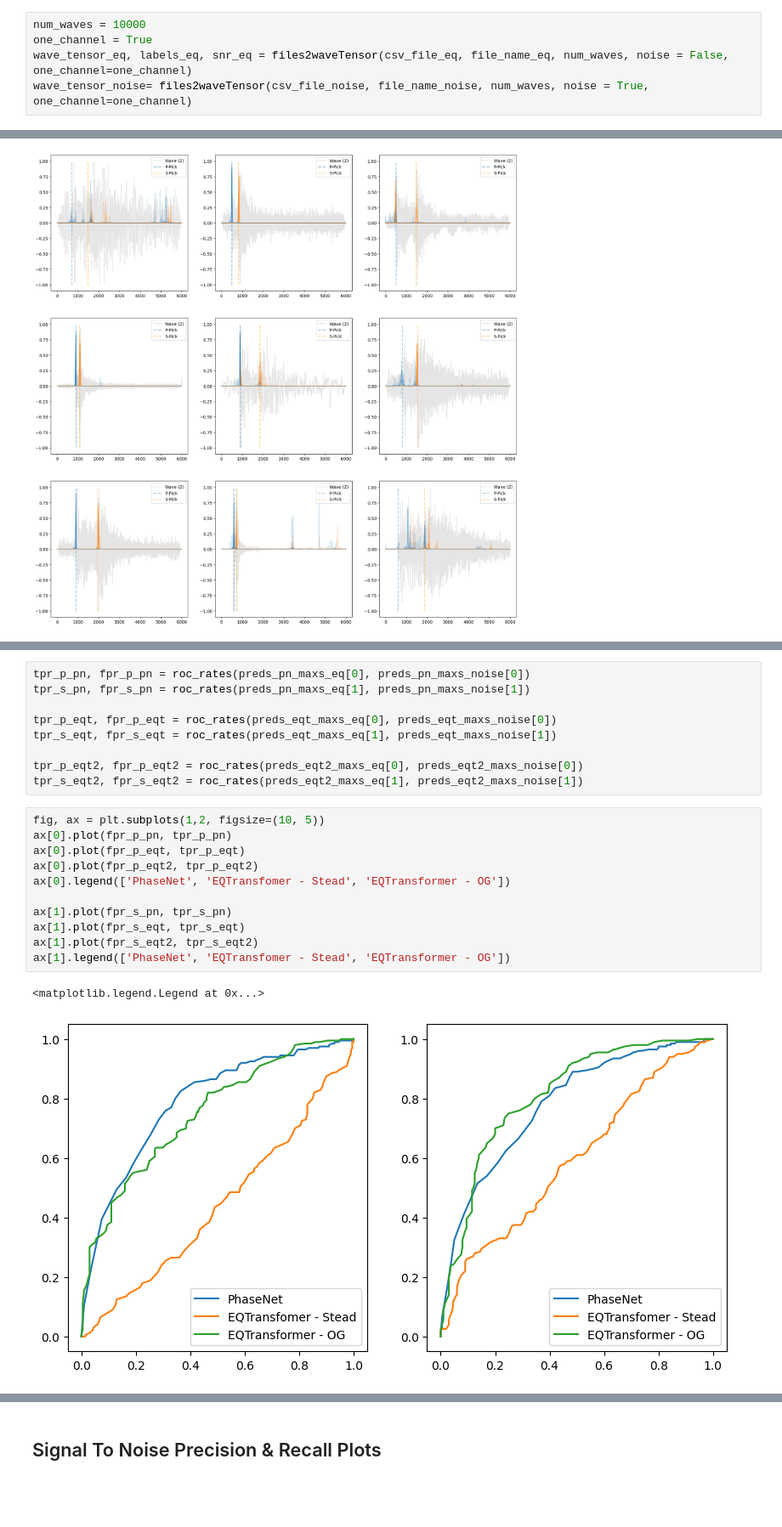
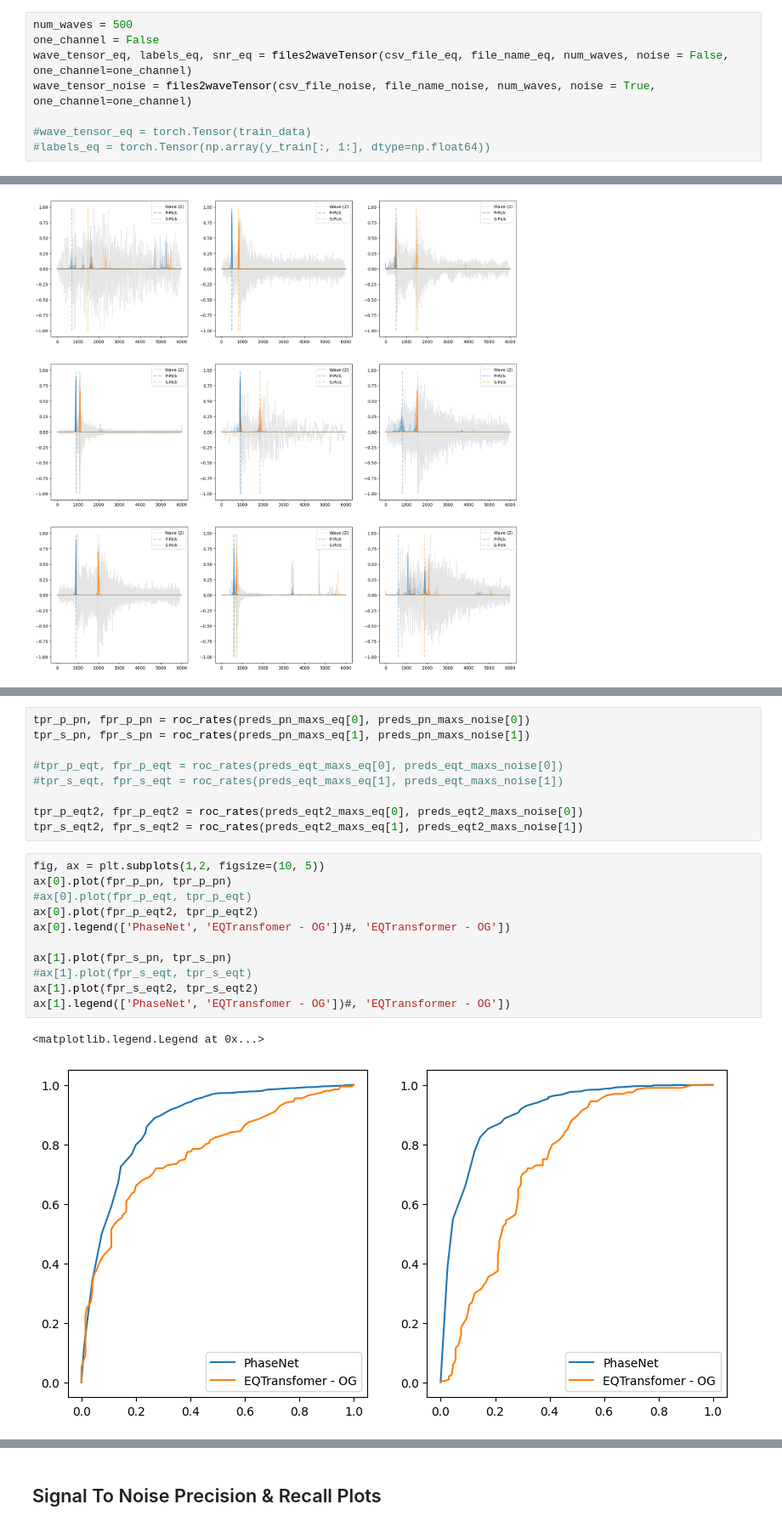
Before and after one commit to kerimoglutolga/earthquake-monitoring, a Jupyter notebook: notebooks/EQTransformerTesting.ipynb, the cells around one changed output, grey strips where cells are left out. Shown at 85% size. Saved outputs shown, nothing was run; the diff lists cells and outputs as text; blank space fills up the shorter version.

Commit message:
Update EQTransformerTesting.ipynb
Added various Evaluation functions

```diff
--- a/notebooks/EQTransformerTesting.ipynb
+++ b/notebooks/EQTransformerTesting.ipynb
@@ -949,7 +946,10 @@ def files2waveTensor(csv_file, file_name, num_waves, noise = False, one_channel
 
     return wave_tensor, labels, snr_res
 # %%
-num_waves = 10000
-one_channel = True
+num_waves = 500
+one_channel = False
 wave_tensor_eq, labels_eq, snr_eq = files2waveTensor(csv_file_eq, file_name_eq, num_waves, noise = False, one_channel=one_channel)
-wave_tensor_noise= files2waveTensor(csv_file_noise, file_name_noise, num_waves, noise = True, one_channel=one_channel)
+wave_tensor_noise = files2waveTensor(csv_file_noise, file_name_noise, num_waves, noise = True, one_channel=one_channel)
+
+#wave_tensor_eq = torch.Tensor(train_data)
+#labels_eq = torch.Tensor(np.array(y_train[:, 1:], dtype=np.float64))
@@ -1115,22 +1268,22 @@ def precision_recall(eq_vec, noise_vec, theta):
 tpr_p_pn, fpr_p_pn = roc_rates(preds_pn_maxs_eq[0], preds_pn_maxs_noise[0])
 tpr_s_pn, fpr_s_pn = roc_rates(preds_pn_maxs_eq[1], preds_pn_maxs_noise[1])
 
-tpr_p_eqt, fpr_p_eqt = roc_rates(preds_eqt_maxs_eq[0], preds_eqt_maxs_noise[0])
-tpr_s_eqt, fpr_s_eqt = roc_rates(preds_eqt_maxs_eq[1], preds_eqt_maxs_noise[1])
+#tpr_p_eqt, fpr_p_eqt = roc_rates(preds_eqt_maxs_eq[0], preds_eqt_maxs_noise[0])
+#tpr_s_eqt, fpr_s_eqt = roc_rates(preds_eqt_maxs_eq[1], preds_eqt_maxs_noise[1])
 
 tpr_p_eqt2, fpr_p_eqt2 = roc_rates(preds_eqt2_maxs_eq[0], preds_eqt2_maxs_noise[0])
 tpr_s_eqt2, fpr_s_eqt2 = roc_rates(preds_eqt2_maxs_eq[1], preds_eqt2_maxs_noise[1])
 # %%
 fig, ax = plt.subplots(1,2, figsize=(10, 5))
 ax[0].plot(fpr_p_pn, tpr_p_pn)
-ax[0].plot(fpr_p_eqt, tpr_p_eqt)
+#ax[0].plot(fpr_p_eqt, tpr_p_eqt)
 ax[0].plot(fpr_p_eqt2, tpr_p_eqt2)
-ax[0].legend(['PhaseNet', 'EQTransfomer - Stead', 'EQTransformer - OG'])
+ax[0].legend(['PhaseNet', 'EQTransfomer - OG'])#, 'EQTransformer - OG'])
 
 ax[1].plot(fpr_s_pn, tpr_s_pn)
-ax[1].plot(fpr_s_eqt, tpr_s_eqt)
+#ax[1].plot(fpr_s_eqt, tpr_s_eqt)
 ax[1].plot(fpr_s_eqt2, tpr_s_eqt2)
-ax[1].legend(['PhaseNet', 'EQTransfomer - Stead', 'EQTransformer - OG'])
+ax[1].legend(['PhaseNet', 'EQTransfomer - OG'])#, 'EQTransformer - OG'])
 # %% [output]
 <matplotlib.legend.Legend at 0x...>
-[figure, old version]
+[figure, new version]
```
Also changed, not shown: parts of 37 cells of this notebook.
